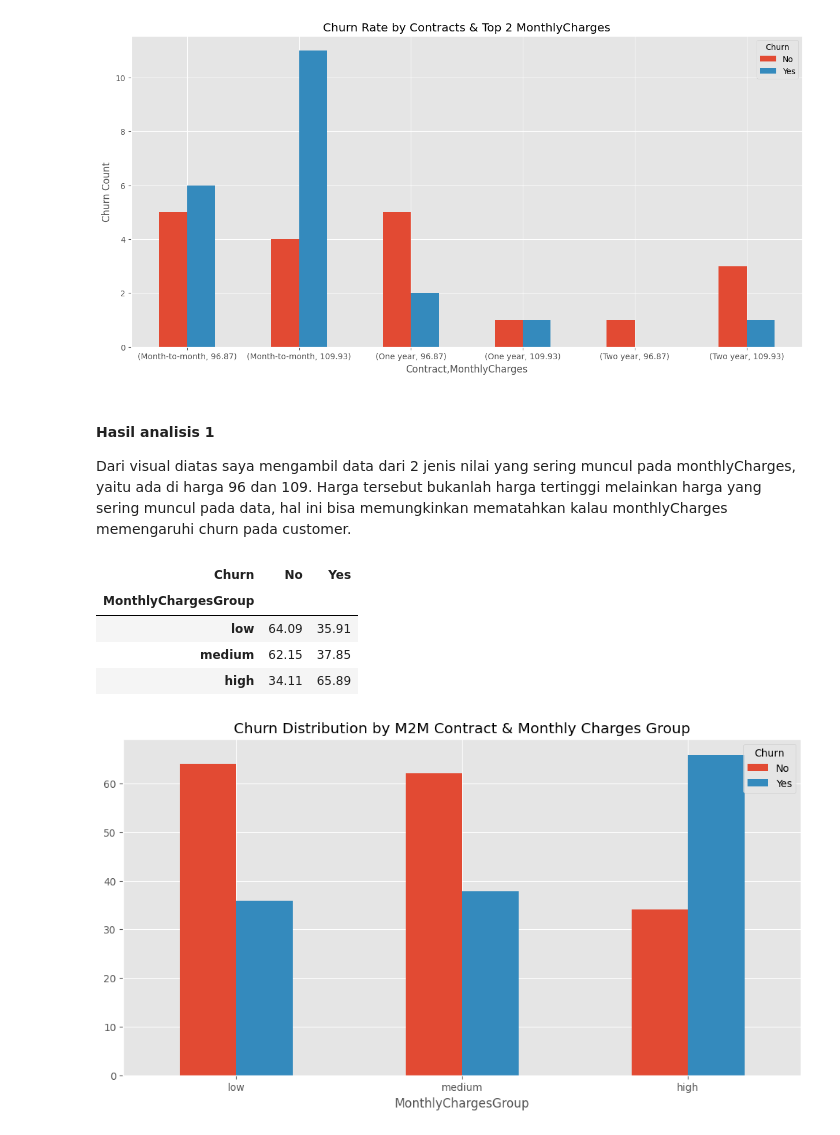
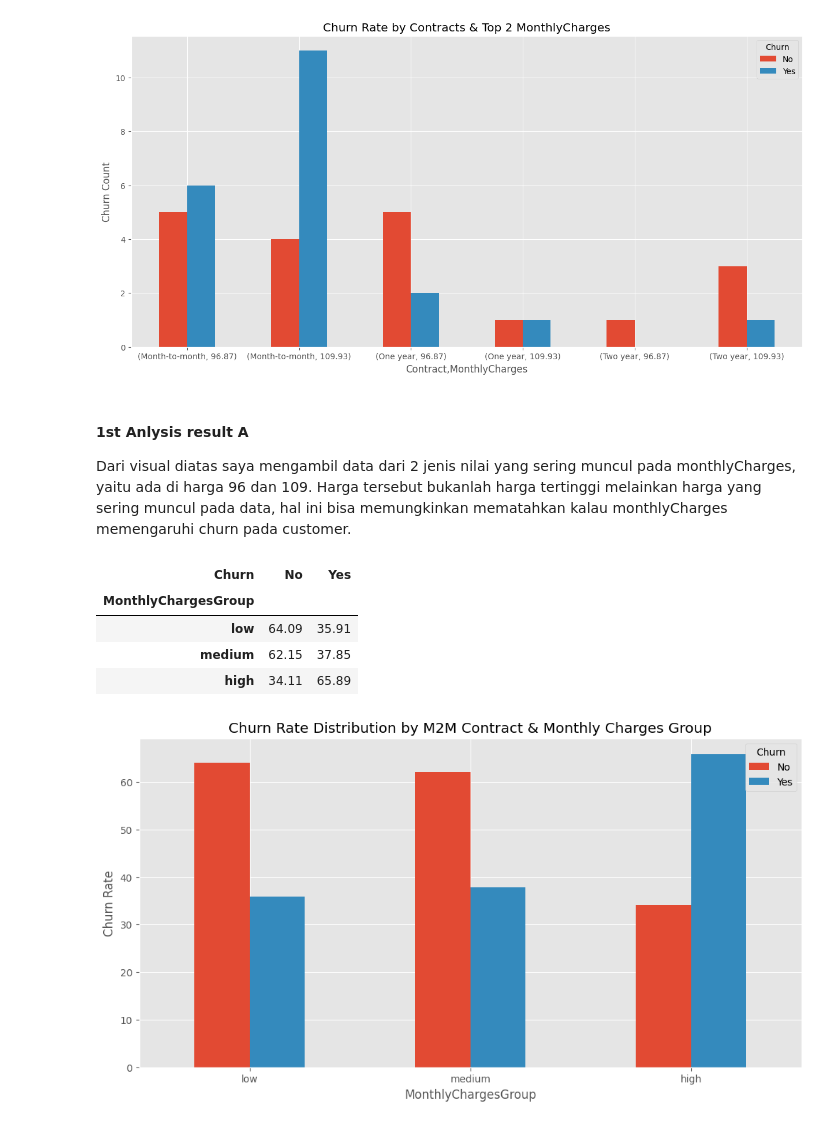
Before and after one commit to DiandraRifqiM/Telco-Churn-Risk-Analytics, a Jupyter notebook: notebooks/eda.ipynb, the cells around one changed output. Drawn from its saved outputs; the diff is of its cells as text; code cells hidden in the pictures.

```diff
--- a/notebooks/eda.ipynb
+++ b/notebooks/eda.ipynb
@@ -143,7 +147,7 @@ plt.xticks(rotation=0)
   Text(5, 0, '(Two year, 109.93)')])
 [figure]
 # %% [markdown]
-#### Hasil analisis 1
+#### 1st Anlysis result A
 
 Dari visual diatas saya mengambil data dari 2 jenis nilai yang sering muncul pada monthlyCharges, yaitu ada di harga 96 dan 109. Harga tersebut bukanlah harga tertinggi melainkan harga yang sering muncul pada data, hal ini bisa memungkinkan mematahkan kalau monthlyCharges memengaruhi churn pada customer.
 # %%
@@ -155,19 +161,19 @@ telco_df["MonthlyChargesGroup"] = pd.qcut(
 # %%
 m2m = telco_df[telco_df["Contract"]=="Month-to-month"]
 churnContractMonthly4 = np.round(pd.crosstab(
                                     m2m["MonthlyChargesGroup"],
                                     m2m["Churn"],
                                     normalize="index"
                                 )*100, 2)
 
-churnContractMonthly4.plot(kind="bar", figsize=(12, 6), title="Churn Distribution by M2M Contract & Monthly Charges Group")
+churnContractMonthly4.plot(kind="bar", figsize=(12, 6), title="Churn Rate Distribution by M2M Contract & Monthly Charges Group", ylabel="Churn Rate")
 plt.xticks(rotation=0)
 churnContractMonthly4
 # %% [output]
 | Churn | No | Yes |
 | MonthlyChargesGroup |  |  |
 | low | 64.09 | 35.91 |
 | medium | 62.15 | 37.85 |
 | high | 34.11 | 65.89 |
-[figure, old version]
+[figure, new version]
 # %% [markdown]
```
Also changed, not shown: parts of 9 cells of this notebook.
